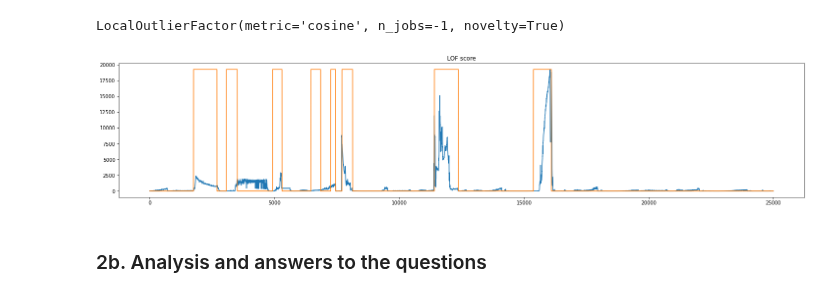
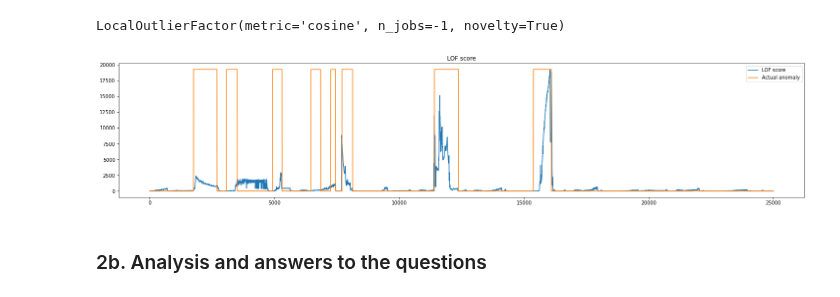
Before and after one commit to kponichtera/cs4035-cda, a Jupyter notebook: lab2/Lab2.ipynb, the cells around one changed output. Saved outputs shown, nothing was run; the diff lists cells and outputs as text; code cells hidden in the pictures.

Commit message:
Added labels to the LOF score plot

```diff
--- a/lab2/Lab2.ipynb
+++ b/lab2/Lab2.ipynb
@@ -169,12 +169,13 @@ X_scores *= -1
 # %%
 anomaly = pd.DataFrame({"LOF score": X_scores, "Anomaly": df_val['Label'] * X_scores.max()})
 
 _, ax = plt.subplots(1, 1, figsize=(25, 5))
 plt.plot(anomaly)
 ax.set_title('LOF score')
+ax.legend(labels=['LOF score', 'Actual anomaly'])
 plt.show()
 # %% [output]
-[figure, old version]
+[figure, new version]
 # %% [markdown]
 ### 2b. Analysis and answers to the questions
 # %% [markdown]
```
